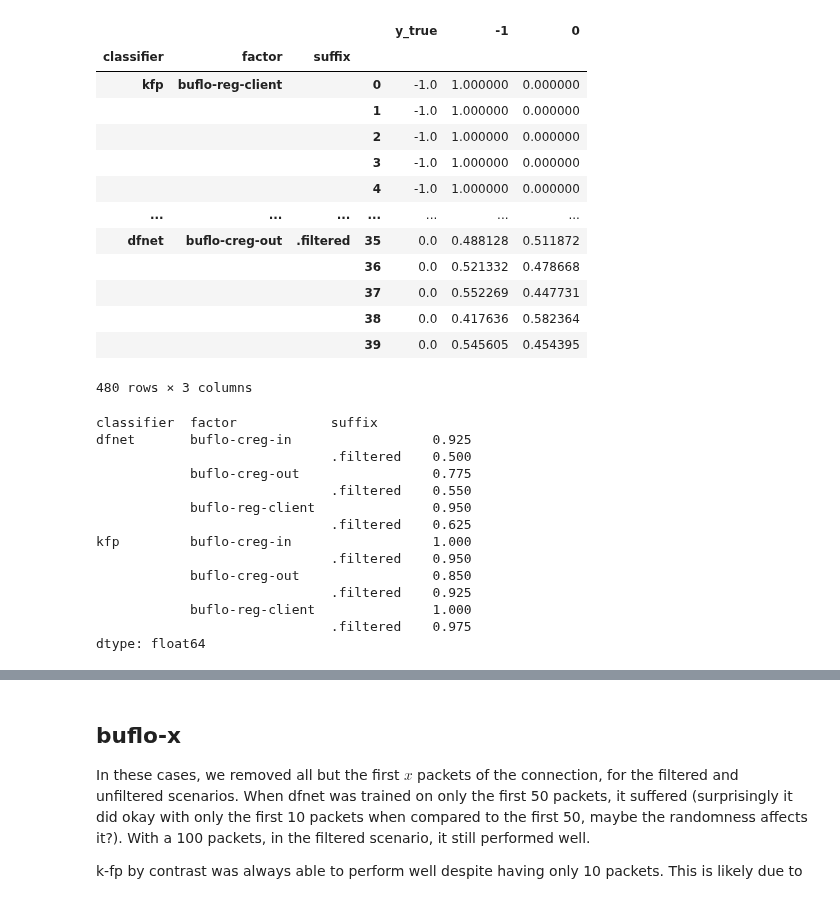
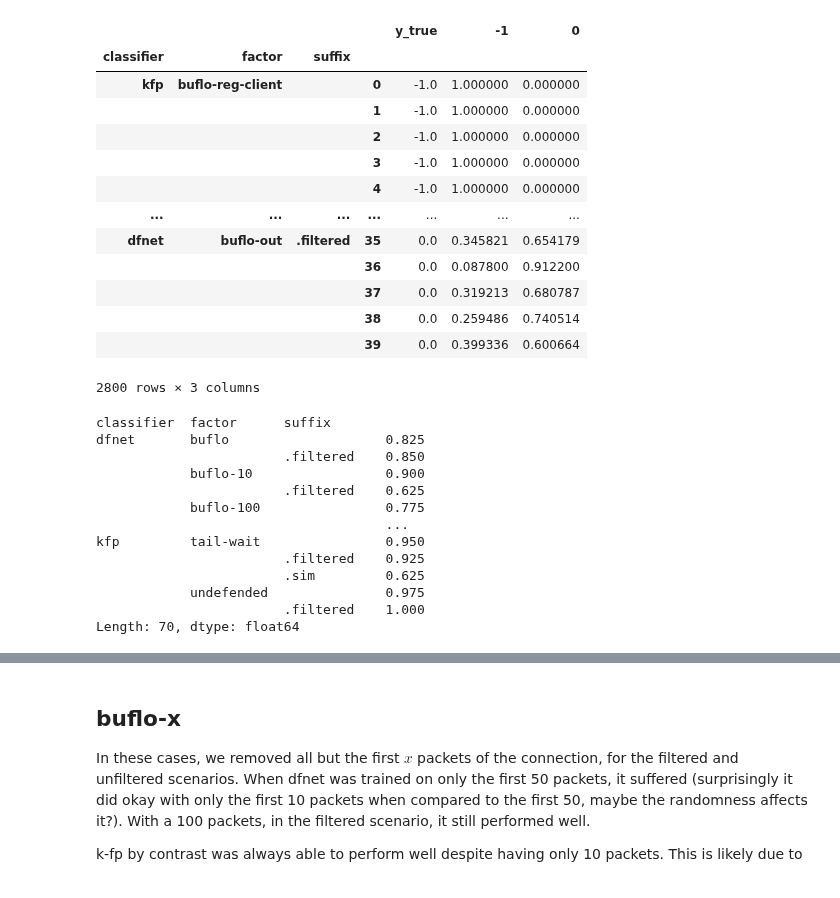
Before and after one commit to jpcsmith/qcsd-experiments, a Jupyter notebook: workflow/notebooks/debug-umon.ipynb, the cells around one changed output, grey strips where cells are left out. Cells and saved outputs as stored; diff of their text form; code cells hidden in the pictures.

```diff
--- a/workflow/notebooks/debug-umon.ipynb
+++ b/workflow/notebooks/debug-umon.ipynb
@@ -16,70 +16,78 @@ def load_results():
     combinations = [
       (classifier, factor, suffix)
       for classifier in ["kfp", "dfnet"]
-      for factor in ["buflo-reg-client", "buflo-creg-in", "buflo-creg-out"]
-      for suffix in ["", ".filtered"]
+      for factor in ["buflo-reg-client", "buflo-creg-in", "buflo-creg-out",
+                     "undefended", "defended", "tail-wait", "full-packet", "buflo",
+                     "buflo-10", "buflo-20", "buflo-50", "buflo-100", "buflo-hsk-10", "buflo-hsk-20", "buflo-in", "buflo-out"
+                    ]
+      for suffix in ["", ".sim", ".filtered"]
     ]
     # combinations = [
     #   (classifier, factor, suffix)
     #   for classifier in ["kfp", "dfnet"]
     #   for factor in ["undefended", "defended", "tail-wait", "full-packet", "buflo", "buflo-reg-client"]
     #   for suffix in ["", ".sim", ".filtered"]
     #   if (factor, suffix) not in [("buflo", ".sim"), ("buflo-reg-client", ".sim"), ("undefended", ".sim")]
     # ]
     # combinations = [
     #     (classifier, factor, suffix)
     #     for classifier in ["kfp", "dfnet"]
     #     # for factor in ["buflo", "buflo-10", "buflo-20", "buflo-50", "buflo-100", "buflo-200", "buflo-1000"]
     #     # for factor in ["buflo-10", "buflo-20", "buflo-50", "buflo-100", "buflo-hsk-10", "buflo-hsk-20", "buflo-in", "buflo-out"]
     #     for suffix in ["", ".filtered"]
     #     if (factor, suffix) not in [("buflo", ".sim"), ("undefended", ".sim")]
     # ]
 
-    return (pd.concat([
-        pd.read_csv(f"../../results/debug/{factor}/predict{suffix}/{classifier}-0.csv", header=0)
-        for (classifier, factor, suffix) in combinations
-    ], keys=combinations, names=["classifier", "factor", "suffix"])
+    frames = []
+    used_combinations = []
+    for classifier, factor, suffix in combinations:
+        try:
+            frames.append(pd.read_csv(f"../../results/debug/{factor}/predict{suffix}/{classifier}-0.csv", header=0))
+            used_combinations.append((classifier, factor, suffix))
+        except FileNotFoundError:
+            continue
+
+    return (pd.concat(frames, keys=used_combinations, names=["classifier", "factor", "suffix"])
             .fillna(0)
             .rename(columns=lambda c: int(c) if c != "y_true" else c)
            )#.drop(columns=[-1]))
 
 
 data = load_results()
 data
 # %% [output]
 |  |  |  |  | y_true | -1 | 0 |
 | classifier | factor | suffix |  |  |  |  |
 | kfp | buflo-reg-client |  | 0 | -1.0 | 1.000000 | 0.000000 |
 |  |  |  | 1 | -1.0 | 1.000000 | 0.000000 |
 |  |  |  | 2 | -1.0 | 1.000000 | 0.000000 |
 |  |  |  | 3 | -1.0 | 1.000000 | 0.000000 |
 |  |  |  | 4 | -1.0 | 1.000000 | 0.000000 |
 | ... | ... | ... | ... | ... | ... | ... |
-| dfnet | buflo-creg-out | .filtered | 35 | 0.0 | 0.488128 | 0.511872 |
-|  |  |  | 36 | 0.0 | 0.521332 | 0.478668 |
-|  |  |  | 37 | 0.0 | 0.552269 | 0.447731 |
-|  |  |  | 38 | 0.0 | 0.417636 | 0.582364 |
-|  |  |  | 39 | 0.0 | 0.545605 | 0.454395 |
+| dfnet | buflo-out | .filtered | 35 | 0.0 | 0.345821 | 0.654179 |
+|  |  |  | 36 | 0.0 | 0.087800 | 0.912200 |
+|  |  |  | 37 | 0.0 | 0.319213 | 0.680787 |
+|  |  |  | 38 | 0.0 | 0.259486 | 0.740514 |
+|  |  |  | 39 | 0.0 | 0.399336 | 0.600664 |
-480 rows × 3 columns
+2800 rows × 3 columns
 # %%
 data["y_pred"] = data.drop(columns="y_true").idxmax(axis=1)
 data
 data.groupby(["classifier", "factor", "suffix"]).apply(lambda data: sklearn.metrics.balanced_accuracy_score(data["y_true"], data["y_pred"]))
 # %% [output]
-classifier  factor            suffix
-dfnet       buflo-creg-in                  0.925
-                              .filtered    0.500
-            buflo-creg-out                 0.775
-                              .filtered    0.550
-            buflo-reg-client               0.950
-                              .filtered    0.625
-kfp         buflo-creg-in                  1.000
-                              .filtered    0.950
-            buflo-creg-out                 0.850
-                              .filtered    0.925
-            buflo-reg-client               1.000
-                              .filtered    0.975
-dtype: float64
+classifier  factor      suffix
+dfnet       buflo                    0.825
+                        .filtered    0.850
+            buflo-10                 0.900
+                        .filtered    0.625
+            buflo-100                0.775
+                                     ...
+kfp         tail-wait                0.950
+                        .filtered    0.925
+                        .sim         0.625
+            undefended               0.975
+                        .filtered    1.000
+Length: 70, dtype: float64
 # %%
 plot_data = data.groupby(["classifier", "factor", "suffix"]).apply(lambda x: pd.DataFrame(dict(zip(["precision", "recall"], sklearn.metrics.precision_recall_curve(x["y_true"], x.loc[:, 0], pos_label=0))))).reset_index()
 plot_data
```
Also changed, not shown: parts of 6 cells of this notebook, 3 other files.
